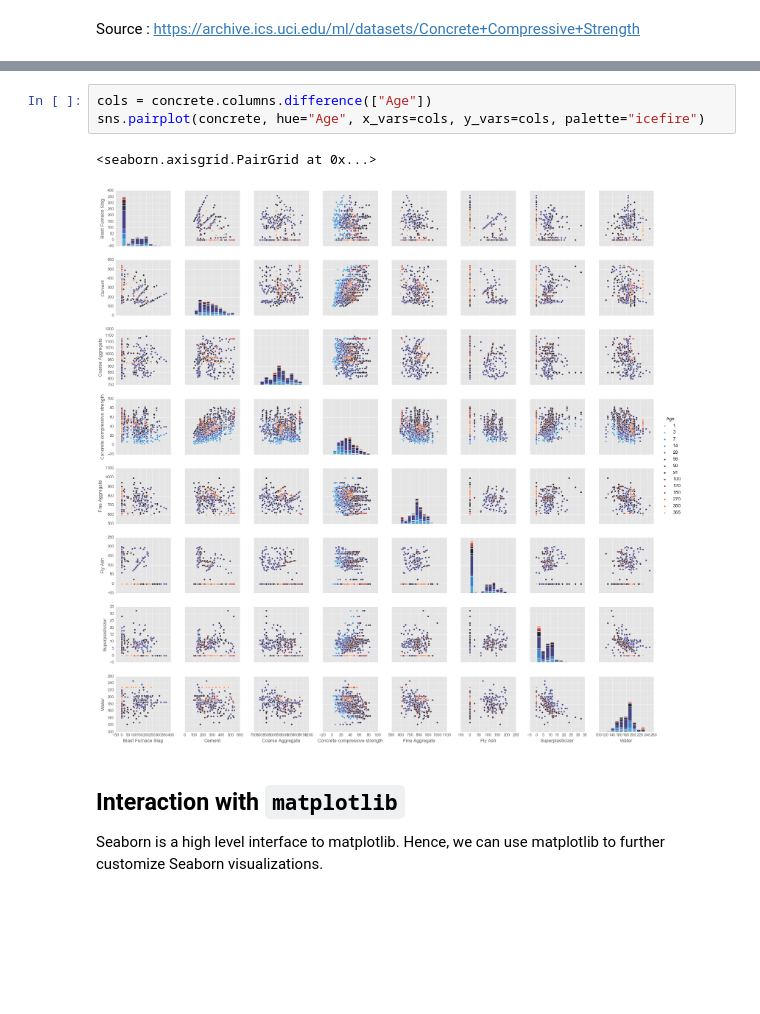
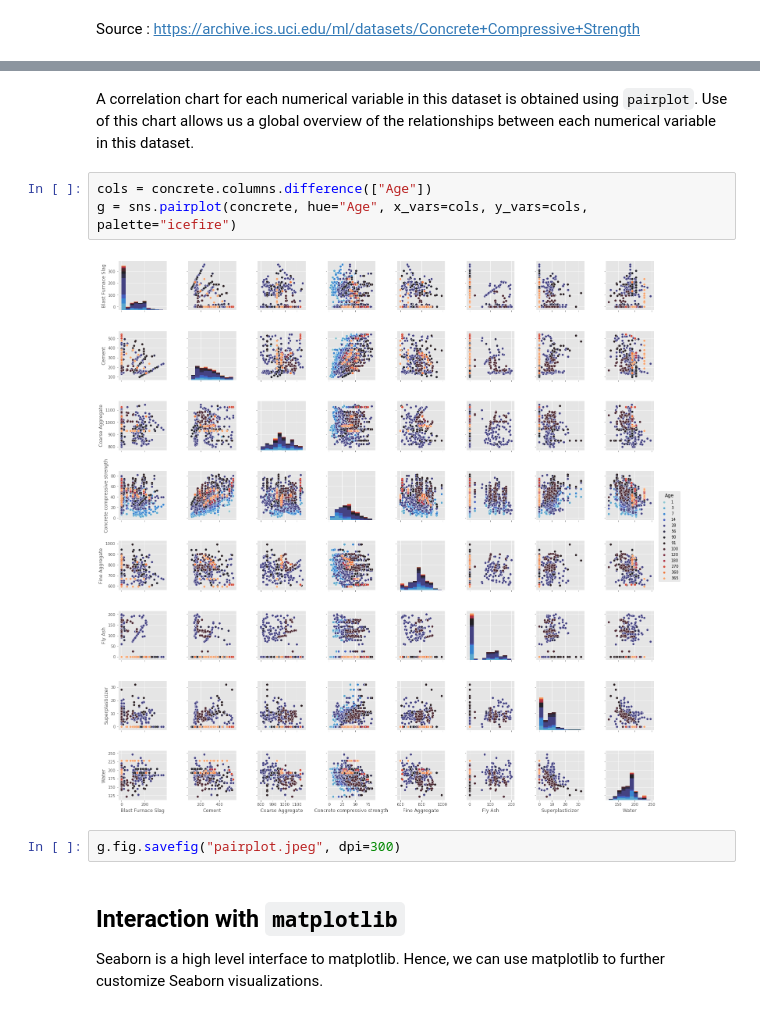
Before and after one commit to uliang/DataViz-with-Seaborn, a Jupyter notebook: DataConnect_presentation.ipynb, the cells around one changed output, grey strips where cells are left out. Drawn from its saved outputs; the diff is of its cells as text; blank space fills up the shorter version.

```diff
--- a/DataConnect_presentation.ipynb
+++ b/DataConnect_presentation.ipynb
@@ -107,9 +125,12 @@ sns.lmplot("Cement", "Concrete compressive strength", concrete, hue="Age", palet
+# %% [markdown]
+A correlation chart for each numerical variable in this dataset is obtained using `pairplot`. Use of this chart allows us a global overview of the relationships between each numerical variable in this dataset.
 # %%
 cols = concrete.columns.difference(["Age"])
-sns.pairplot(concrete, hue="Age", x_vars=cols, y_vars=cols, palette="icefire")
+g = sns.pairplot(concrete, hue="Age", x_vars=cols, y_vars=cols, palette="icefire")
 # %% [output]
-<seaborn.axisgrid.PairGrid at 0x...>
-[figure, old version]
+[figure, new version]
+# %%
+g.fig.savefig("pairplot.jpeg", dpi=300)
 # %% [markdown]
 ## Interaction with `matplotlib`
 
```
Also changed, not shown: parts of 18 cells of this notebook.
